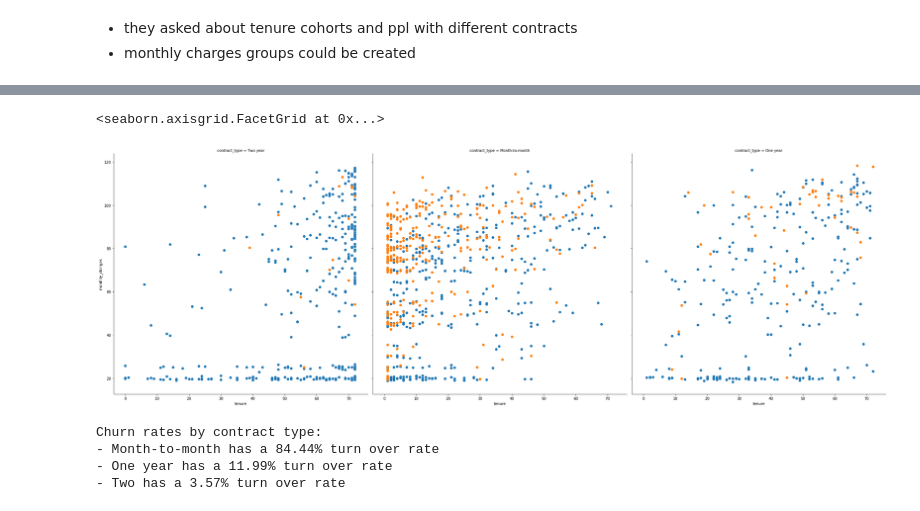
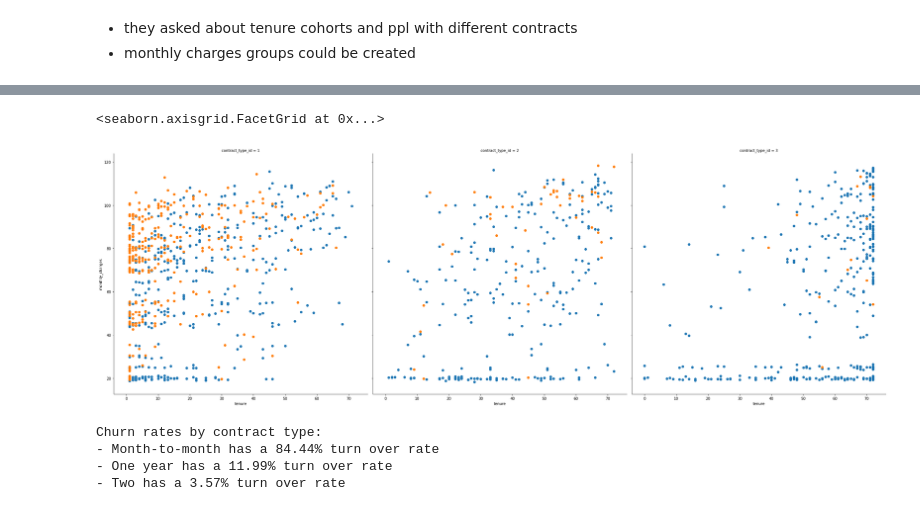
Before and after one commit to team-db-telco/telco-classification-project, a Jupyter notebook: explore_david.ipynb, the cells around one changed output, grey strips where cells are left out. Saved outputs shown, nothing was run; the diff lists cells and outputs as text; code cells hidden in the pictures.

```diff
--- a/explore_david.ipynb
+++ b/explore_david.ipynb
@@ -225,8 +220,8 @@ plt.show()
 # %%
-g = sns.FacetGrid(train, col="contract_type", hue='churn', margin_titles=True, height=10)
+g = sns.FacetGrid(train, col="contract_type_id", hue='churn', margin_titles=True, height=10)
 g.map(plt.scatter, "tenure", "monthly_charges")
 # %% [output]
 <seaborn.axisgrid.FacetGrid at 0x...>
-[figure, old version]
+[figure, new version]
 # %%
 # Churn rate by contract type
```
Also changed, not shown: parts of 21 cells of this notebook, 1 other file.
